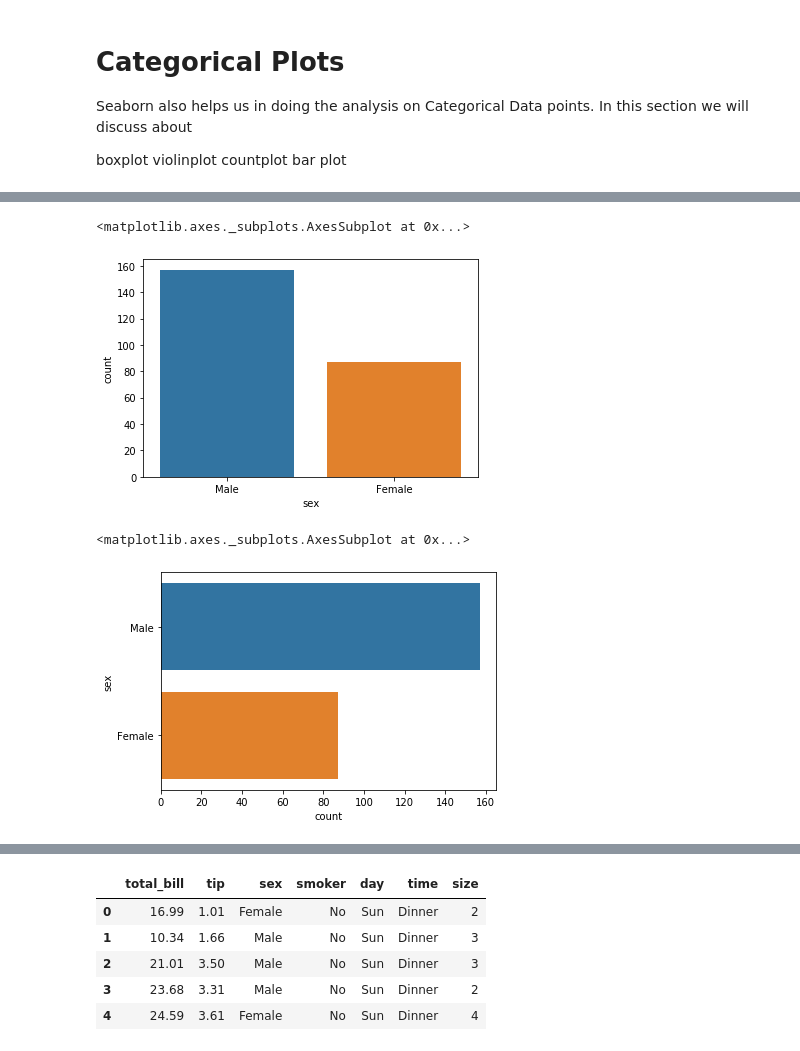
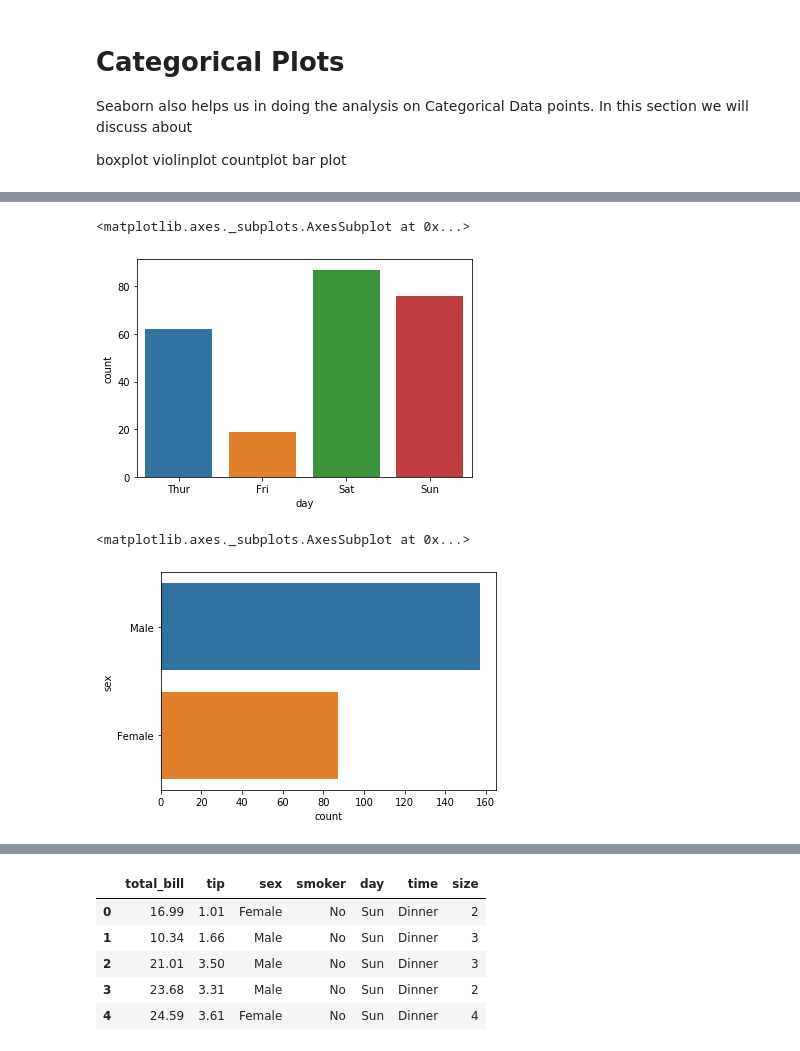
Before and after one commit to akash16dhotre/Exploring-Seaborn, a Jupyter notebook: Learning Seaborn.ipynb, the cells around one changed output, grey strips where cells are left out. Saved outputs shown, nothing was run; the diff lists cells and outputs as text; code cells hidden in the pictures.

Commit message:
added comments to understand the graphs and code

```diff
--- a/Learning Seaborn.ipynb
+++ b/Learning Seaborn.ipynb
@@ -140,12 +152,10 @@ bar plot
+# %%
+sns.countplot('day', data=df) # We counted number of people going out on days
+# %% [output]
+<matplotlib.axes._subplots.AxesSubplot at 0x...>
+[figure, added]
 # %%
-# Countplot
-
-sns.countplot('sex', data=df)
+sns.countplot(y='sex',data=df
 # %% [output]
 <matplotlib.axes._subplots.AxesSubplot at 0x...>
-[figure, old version]
+[figure, new version]
-# %%
-sns.countplot(y='sex',data=df)
-# %% [output]
-<matplotlib.axes._subplots.AxesSubplot at 0x...>
-[figure, removed]
```
Also changed, not shown: parts of 10 cells of this notebook.
